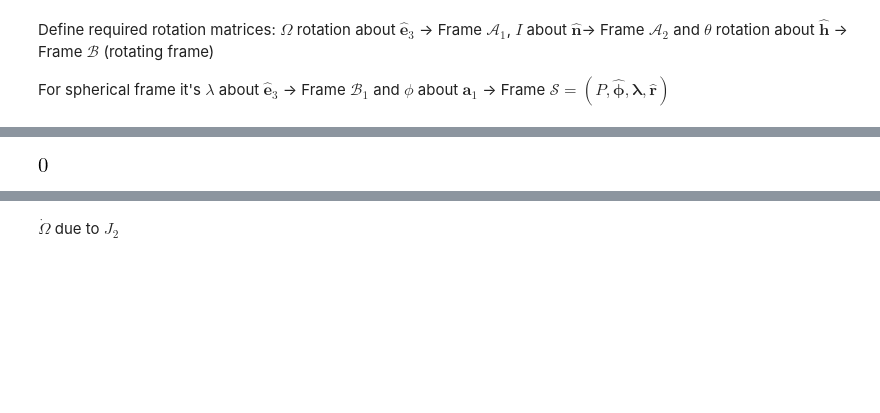
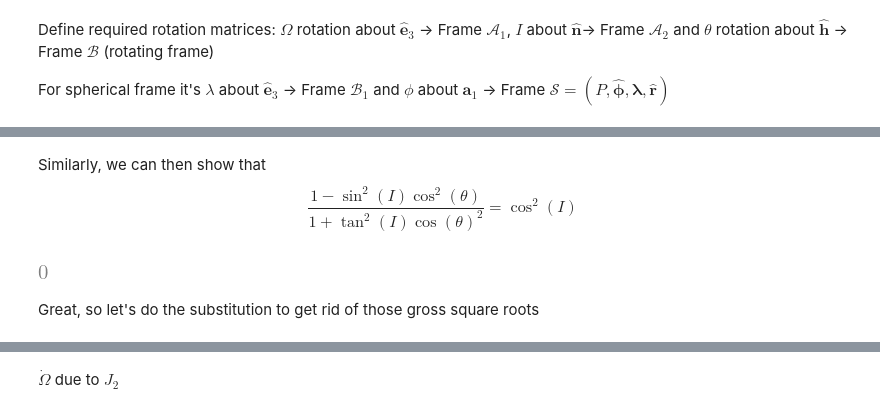
Before and after one commit to dsavransky/MAE6720, a Jupyter notebook: Notebooks/Oblateness Effects.ipynb, the cells around one changed output, grey strips where cells are left out. Cells and saved outputs as stored; diff of their text form; code cells hidden in the pictures; blank space fills up the shorter version.

```diff
--- a/Notebooks/Oblateness Effects.ipynb
+++ b/Notebooks/Oblateness Effects.ipynb
@@ -52,7 +58,11 @@ simplify((1 - sin(I)**2*sin(th)**2)/(cos(I)**2 + cos(th)**2*sin(I)**2))
+# %% [markdown]
+Similarly, we can then show that $$\frac{1 - \sin^2(I)\cos^2(\theta)}{1 + \tan^2(I)\cos(\theta)^2} = \cos^2(I)$$
 # %%
-simplify((sqrt((1 - sin(I)**2*sin(th)**2)/(1 + cos(th)**2*tan(I)**2)))- cos(I)).subs([(th,0.123),(I,1.1432)])
+simplify((((1 - sin(I)**2*sin(th)**2)/(1 + cos(th)**2*tan(I)**2)))- cos(I)**2)
 # %% [output]
-[figure, old version]
+[figure, new version]
+# %% [markdown]
+Great, so let's do the substitution to get rid of those gross square roots
 # %%
 f_B = (t1.subs((sqrt((1 - sin(I)**2*sin(th)**2)/(1 + cos(th)**2*tan(I)**2))),cos(I))); f_B
 # %% [output]
```
Also changed, not shown: parts of 12 cells of this notebook, 5 other files.
